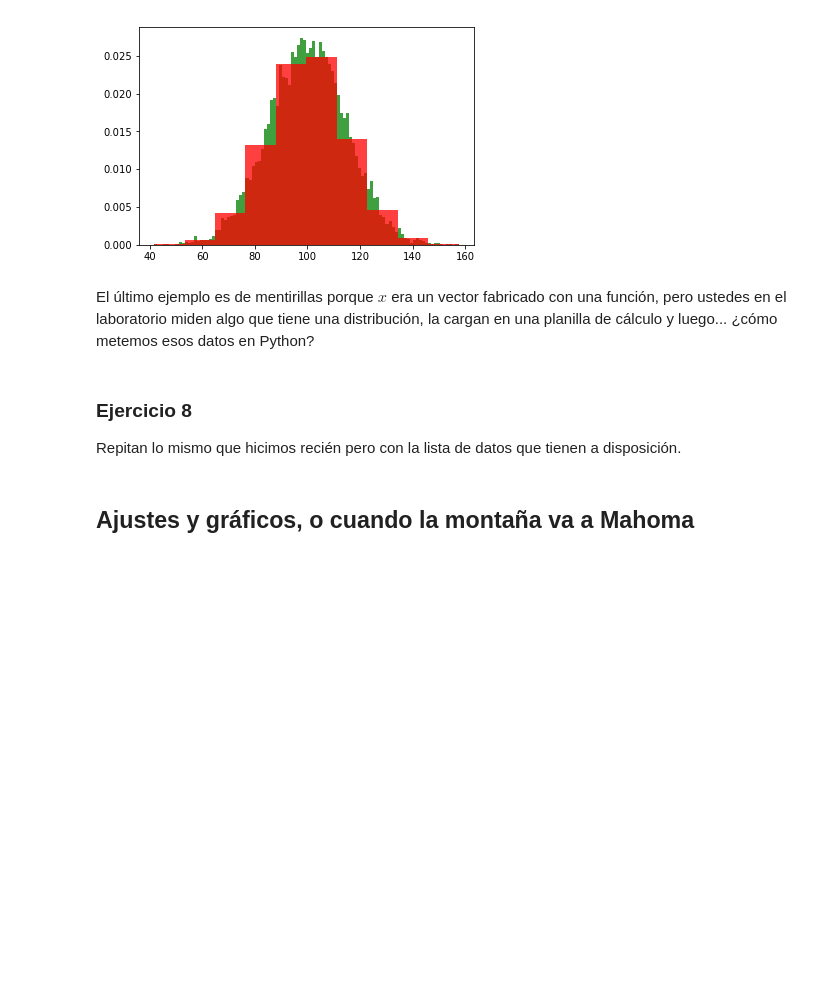
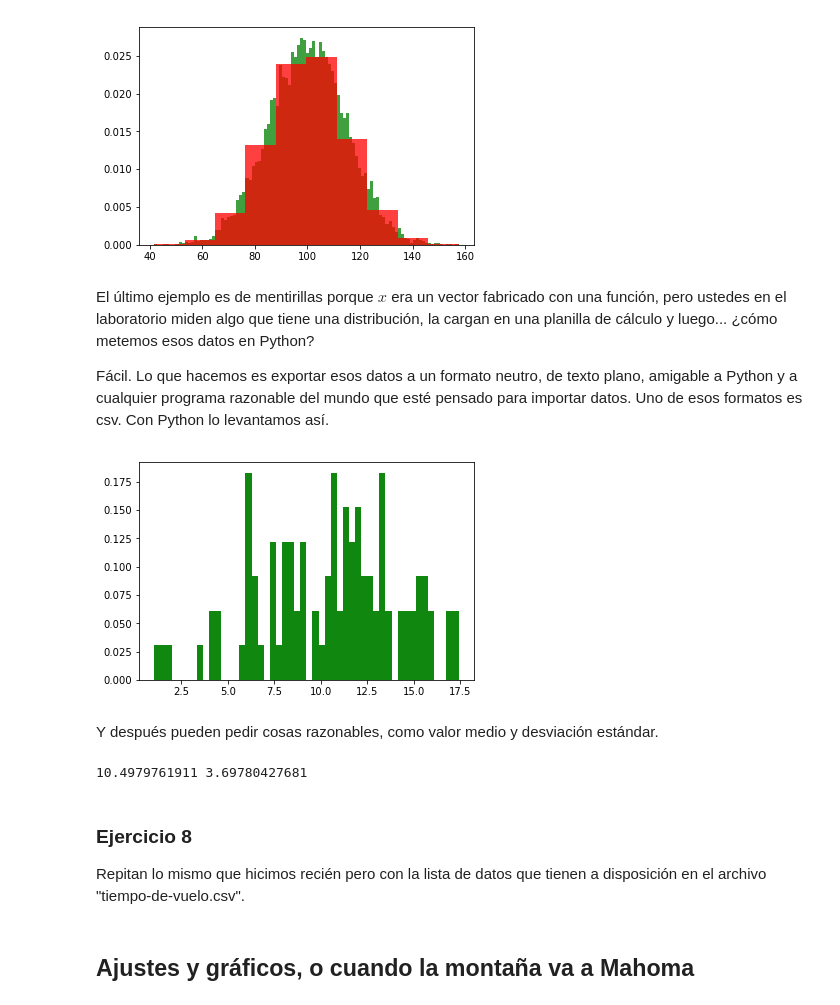
Before and after one commit to fifabsas/talleresfifabsas, a Jupyter notebook: python/Labo1-ByG/labo1byg.ipynb, the cells around one changed output. Cells and saved outputs as stored; diff of their text form; code cells hidden in the pictures; blank space fills up the shorter version.

```diff
--- a/python/Labo1-ByG/labo1byg.ipynb
+++ b/python/Labo1-ByG/labo1byg.ipynb
@@ -224,10 +224,24 @@ plt.show()
 [figure]
 # %% [markdown]
 El último ejemplo es de mentirillas porque $x$ era un vector fabricado con una función, pero ustedes en el laboratorio miden algo que tiene una distribución, la cargan en una planilla de cálculo y luego... ¿cómo metemos esos datos en Python?
+
+Fácil. Lo que hacemos es exportar esos datos a un formato neutro, de texto plano, amigable a Python y a cualquier programa razonable del mundo que esté pensado para importar datos. Uno de esos formatos es csv. Con Python lo levantamos así.
+# %%
+Data = np.genfromtxt('miarchivo.csv', delimiter=',')
+n, bins, patches = plt.hist(Data, bins=50, normed=1, facecolor='green', alpha=0.75)
+plt.show()
+# %% [output]
+[figure, added]
+# %% [markdown]
+Y después pueden pedir cosas razonables, como valor medio y desviación estándar.
+# %%
+print(np.mean(Data), np.std(Data))
+# %% [output]
+10.4979761911 3.69780427681
 # %% [markdown]
 ### Ejercicio 8
 
-Repitan lo mismo que hicimos recién pero con la lista de datos que tienen a disposición.
+Repitan lo mismo que hicimos recién pero con la lista de datos que tienen a disposición en el archivo "tiempo-de-vuelo.csv".
 # %%
 # Hagan el ejercicio 8
 # %% [markdown]
```
Also changed, not shown: parts of 5 cells of this notebook, 4 other files.
